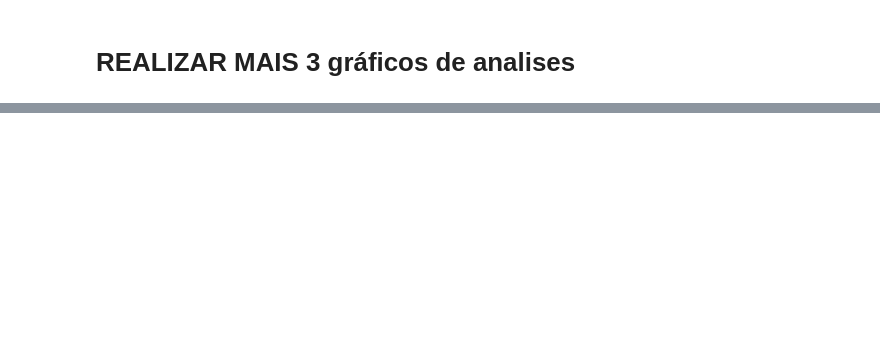
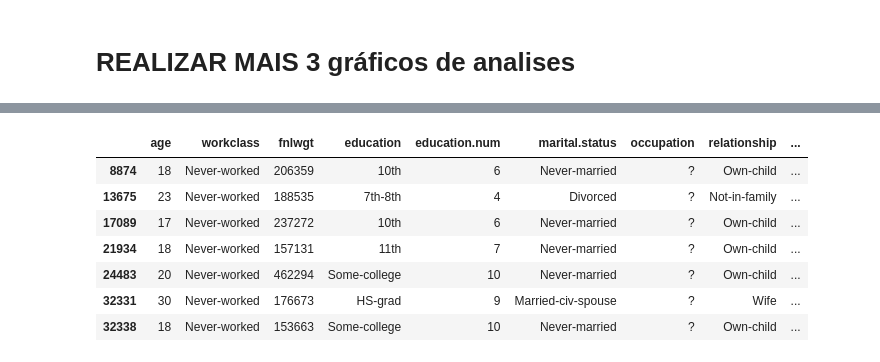
Before and after one commit to matheusmoyaoliveira/fiap-projetos-1tdspv, a Jupyter notebook: Artificial Intelligence & Chatbot/aula-jupyter-notebook/Noturno_Salario.ipynb, the cells around one changed output, grey strips where cells are left out. Cells and saved outputs as stored; diff of their text form; code cells hidden in the pictures; blank space fills up the shorter version.

```diff
--- a/Artificial Intelligence & Chatbot/aula-jupyter-notebook/Noturno_Salario.ipynb
+++ b/Artificial Intelligence & Chatbot/aula-jupyter-notebook/Noturno_Salario.ipynb
@@ -130,0 +253,2 @@ fig.show()
+# %%
+df = df[df['workclass'] != '?']
@@ -130,0 +264,11 @@ fig.show()
+# %%
+df[ df['occupation'] == '?' ]
+# %% [output]
+|  | age | workclass | fnlwgt | education | education.num | marital.status | occupation | relationship | ... |
+| 8874 | 18 | Never-worked | 206359 | 10th | 6 | Never-married | ? | Own-child | ... |
+| 13675 | 23 | Never-worked | 188535 | 7th-8th | 4 | Divorced | ? | Not-in-family | ... |
+| 17089 | 17 | Never-worked | 237272 | 10th | 6 | Never-married | ? | Own-child | ... |
+| 21934 | 18 | Never-worked | 157131 | 11th | 7 | Never-married | ? | Own-child | ... |
+| 24483 | 20 | Never-worked | 462294 | Some-college | 10 | Never-married | ? | Own-child | ... |
+| 32331 | 30 | Never-worked | 176673 | HS-grad | 9 | Married-civ-spouse | ? | Wife | ... |
+| 32338 | 18 | Never-worked | 153663 | Some-college | 10 | Never-married | ? | Own-child | ... |
```
Also changed, not shown: parts of 41 cells of this notebook.
